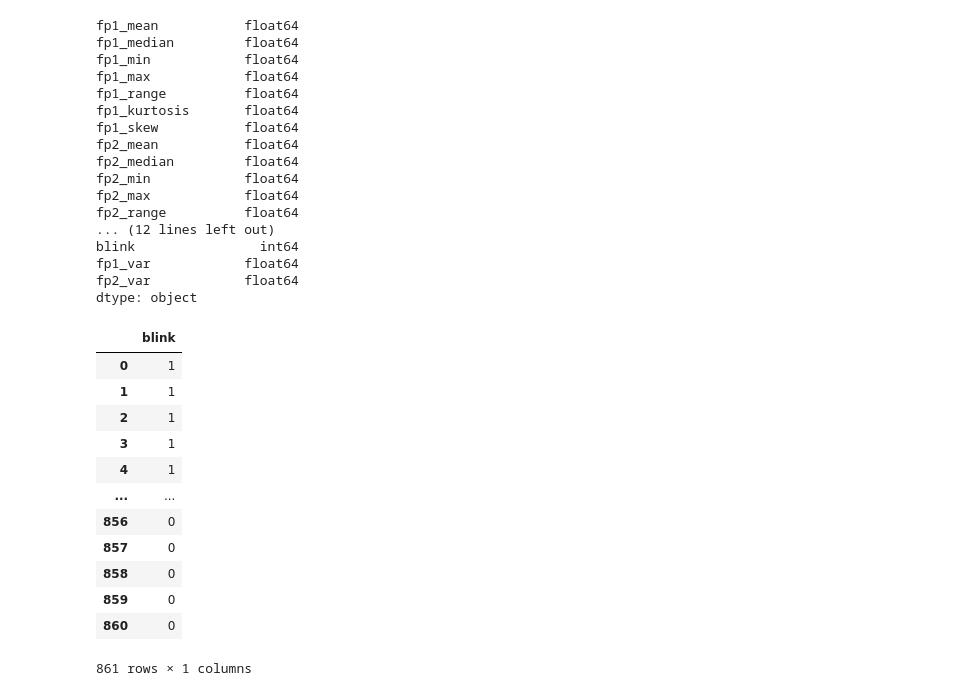
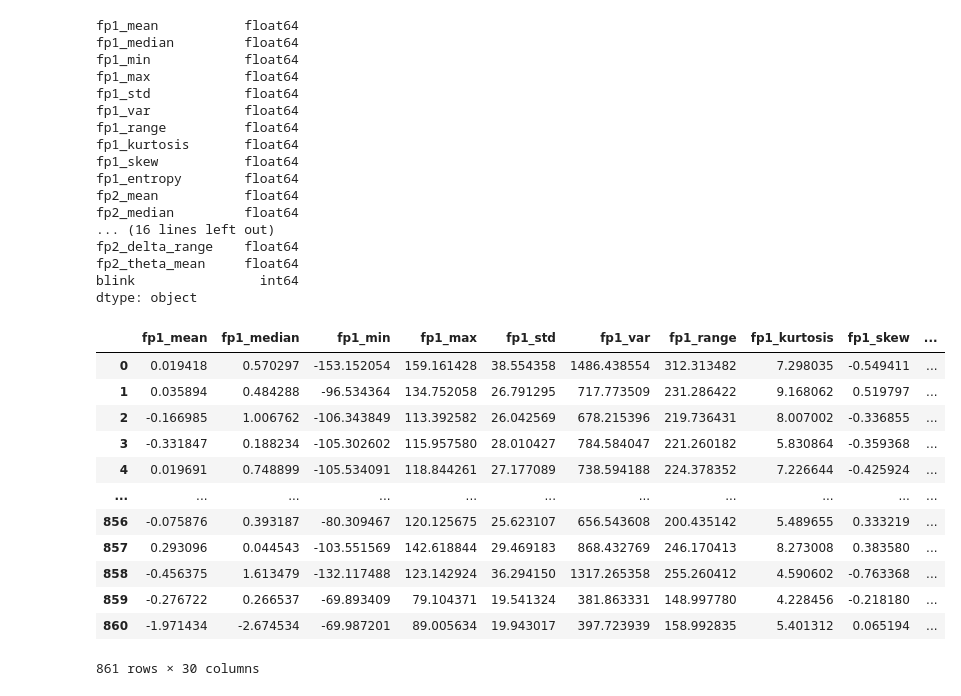
Before and after one commit to edwinsanjaya/bci-finalproject, a Jupyter notebook: sandbox/test-blink-dataset/matlab-to-pickle.ipynb, the cells around one changed output. Drawn from its saved outputs; the diff is of its cells as text; code cells hidden in the pictures.

```diff
--- a/sandbox/test-blink-dataset/matlab-to-pickle.ipynb
+++ b/sandbox/test-blink-dataset/matlab-to-pickle.ipynb
@@ -18,18 +18,22 @@ feature_names = [
     'fp1_median',
     'fp1_min',
     'fp1_max',
+    'fp1_std',
+    'fp1_var',
     'fp1_range',
     'fp1_kurtosis',
     'fp1_skew',
-    # 'fp1_entropy',
+    'fp1_entropy',
     'fp2_mean',
     'fp2_median',
     'fp2_min',
     'fp2_max',
+    'fp2_std',
+    'fp2_var',
     'fp2_range',
     'fp2_kurtosis',
     'fp2_skew',
-    # 'fp2_entropy',
+    'fp2_entropy',
 
 
     'fp1_delta_mean',
@@ -129,20 +133,22 @@ for blink_type in blink_types:
             'fp1_median': np.median(fp1),
             'fp1_min': np.min(fp1),
             'fp1_max': np.max(fp1),
+            'fp1_std': np.std(fp1),
             'fp1_var': np.var(fp1),
             'fp1_range': np.max(fp1)- np.min(fp1),
             'fp1_kurtosis': kurtosis(fp1),
             'fp1_skew': skew(fp1),
-            # 'fp1_entropy': entropy(hist_fp1),
+            'fp1_entropy': entropy(hist_fp1),
             'fp2_mean': np.mean(fp2),
             'fp2_median': np.median(fp2),
             'fp2_min': np.min(fp2),
             'fp2_max': np.max(fp2),
+            'fp2_std': np.std(fp2),
             'fp2_var': np.var(fp2),
             'fp2_range': np.max(fp2)- np.min(fp2),
             'fp2_kurtosis': kurtosis(fp2),
             'fp2_skew': skew(fp2),
-            # 'fp2_entropy': entropy(hist_fp2),
+            'fp2_entropy': entropy(hist_fp2),
 
             'fp1_delta_mean': fp1_delta_mean,
             'fp1_delta_min': fp1_delta_min,
@@ -192,18 +199,18 @@ fp1_mean           float64
 fp1_median         float64
 fp1_min            float64
 fp1_max            float64
+fp1_std            float64
+fp1_var            float64
 fp1_range          float64
 fp1_kurtosis       float64
 fp1_skew           float64
+fp1_entropy        float64
 fp2_mean           float64
 fp2_median         float64
-fp2_min            float64
-fp2_max            float64
-fp2_range          float64
-... (12 lines left out)
+... (16 lines left out)
+fp2_delta_range    float64
+fp2_theta_mean     float64
 blink                int64
-fp1_var            float64
-fp2_var            float64
 dtype: object
 # %%
 train_x = features.loc[:, features.columns != 'blink']
@@ -211,28 +218,27 @@ train_y = features.loc[:, features.columns == 'blink']
 # %%
 from sklearn import preprocessing
 
 def normalize_mms(input_df):
     scaler = preprocessing.MinMaxScaler()
     result = scaler.fit_transform(input_df)
     return pd.DataFrame(result, index=input_df.index, columns=input_df.columns)
 
 # train_x = normalize_mms(train_x)
 train_x
-train_y
 # %% [output]
-|  | blink |
-| 0 | 1 |
-| 1 | 1 |
-| 2 | 1 |
-| 3 | 1 |
-| 4 | 1 |
-| ... | ... |
-| 856 | 0 |
-| 857 | 0 |
-| 858 | 0 |
-| 859 | 0 |
-| 860 | 0 |
+|  | fp1_mean | fp1_median | fp1_min | fp1_max | fp1_std | fp1_var | fp1_range | fp1_kurtosis | fp1_skew | ... |
+| 0 | 0.019418 | 0.570297 | -153.152054 | 159.161428 | 38.554358 | 1486.438554 | 312.313482 | 7.298035 | -0.549411 | ... |
+| 1 | 0.035894 | 0.484288 | -96.534364 | 134.752058 | 26.791295 | 717.773509 | 231.286422 | 9.168062 | 0.519797 | ... |
+| 2 | -0.166985 | 1.006762 | -106.343849 | 113.392582 | 26.042569 | 678.215396 | 219.736431 | 8.007002 | -0.336855 | ... |
+| 3 | -0.331847 | 0.188234 | -105.302602 | 115.957580 | 28.010427 | 784.584047 | 221.260182 | 5.830864 | -0.359368 | ... |
+| 4 | 0.019691 | 0.748899 | -105.534091 | 118.844261 | 27.177089 | 738.594188 | 224.378352 | 7.226644 | -0.425924 | ... |
+| ... | ... | ... | ... | ... | ... | ... | ... | ... | ... | ... |
+| 856 | -0.075876 | 0.393187 | -80.309467 | 120.125675 | 25.623107 | 656.543608 | 200.435142 | 5.489655 | 0.333219 | ... |
+| 857 | 0.293096 | 0.044543 | -103.551569 | 142.618844 | 29.469183 | 868.432769 | 246.170413 | 8.273008 | 0.383580 | ... |
+| 858 | -0.456375 | 1.613479 | -132.117488 | 123.142924 | 36.294150 | 1317.265358 | 255.260412 | 4.590602 | -0.763368 | ... |
+| 859 | -0.276722 | 0.266537 | -69.893409 | 79.104371 | 19.541324 | 381.863331 | 148.997780 | 4.228456 | -0.218180 | ... |
+| 860 | -1.971434 | -2.674534 | -69.987201 | 89.005634 | 19.943017 | 397.723939 | 158.992835 | 5.401312 | 0.065194 | ... |
-861 rows × 1 columns
+861 rows × 30 columns
 # %%
 import sys
 sys.path.append("../../function")
```
Also changed, not shown: parts of 11 cells of this notebook, 2 other files.
